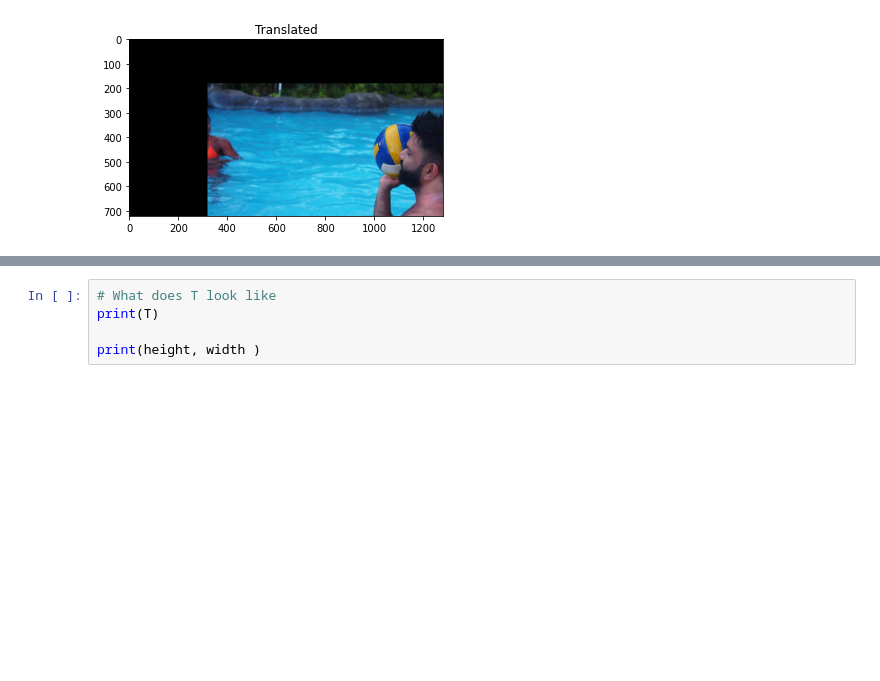
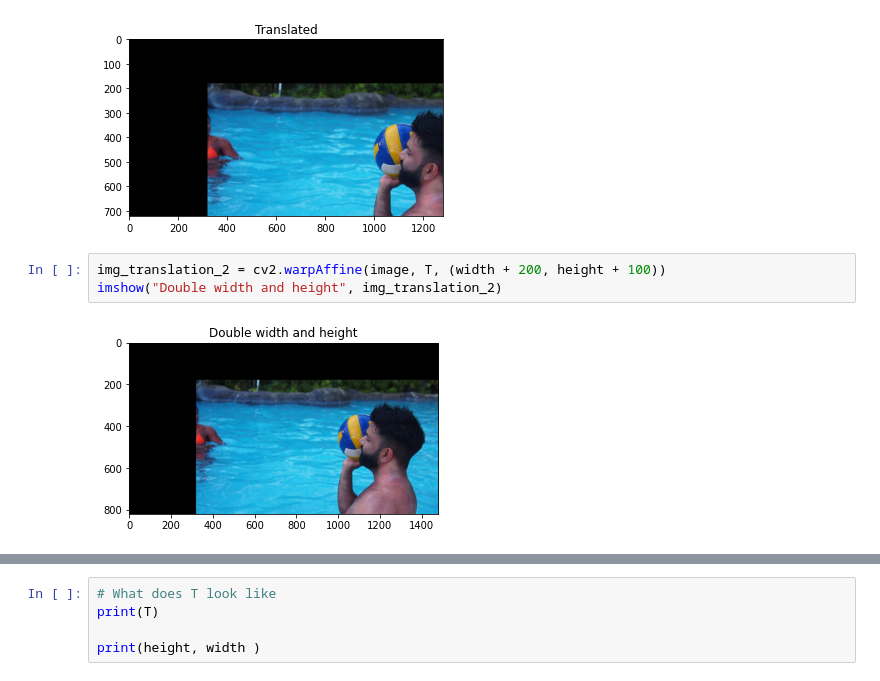
Before and after one commit to mirpouya/OpenCV-Tutorial, a Jupyter notebook: 5. Transformations - Translations and Rotations.ipynb, the cells around one changed output, grey strips where cells are left out. Drawn from its saved outputs; the diff is of its cells as text; blank space fills up the shorter version.

```diff
--- a/5. Transformations - Translations and Rotations.ipynb
+++ b/5. Transformations - Translations and Rotations.ipynb
@@ -65,3 +62,8 @@ imshow("Translated", img_translation)
 # %% [output]
 [figure]
 [figure]
+# %%
+img_translation_2 = cv2.warpAffine(image, T, (width + 200, height + 100))
+imshow("Double width and height", img_translation_2)
+# %% [output]
+[figure, added]
```
Also changed, not shown: parts of 2 cells of this notebook.
